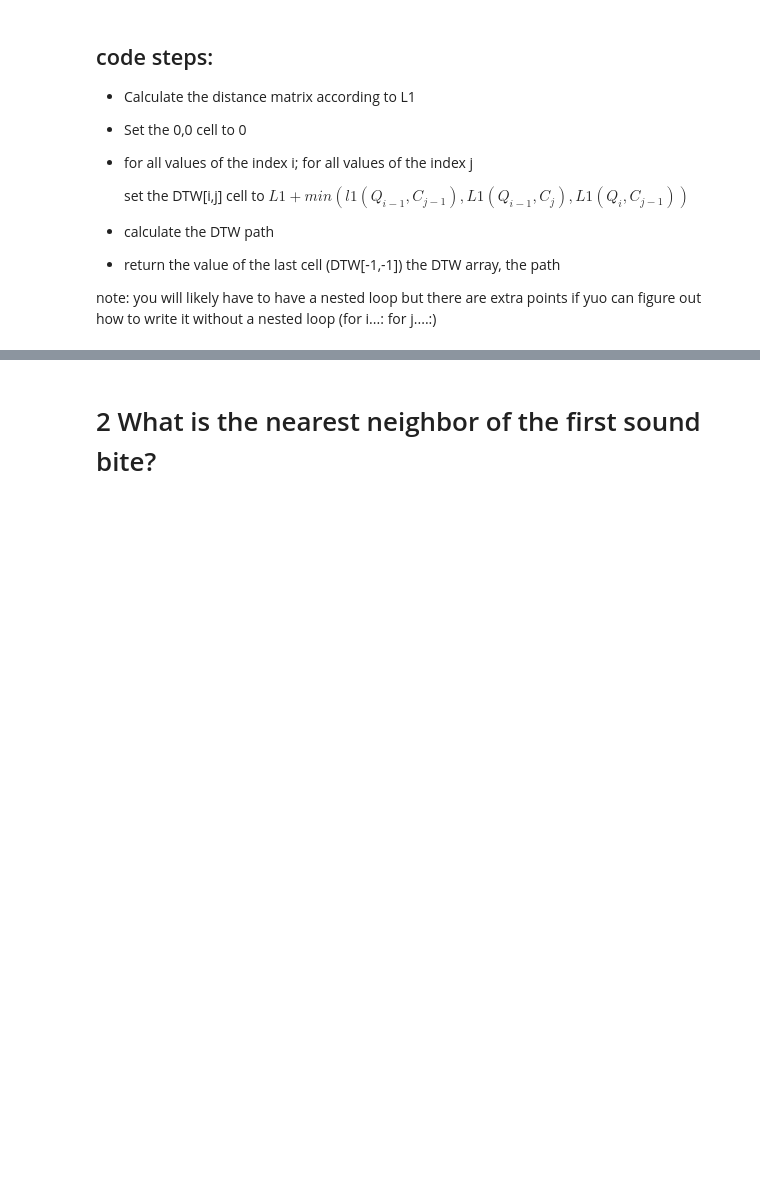
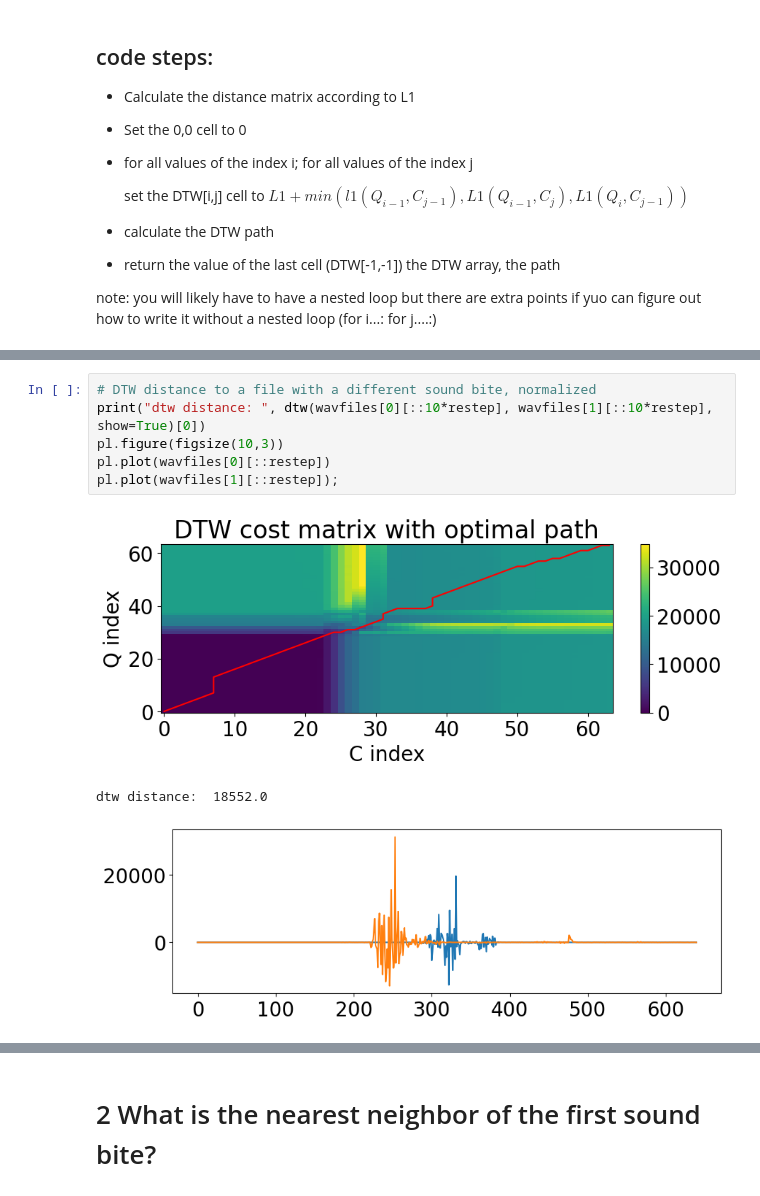
Before and after one commit to arn97/MLTSA25_ARoy, a Jupyter notebook: MLTSA_ARoy/HW6_ARoy.ipynb, the cells around one changed output, grey strips where cells are left out. Saved outputs shown, nothing was run; the diff lists cells and outputs as text; blank space fills up the shorter version.

```diff
--- a/MLTSA_ARoy/HW6_ARoy.ipynb
+++ b/MLTSA_ARoy/HW6_ARoy.ipynb
@@ -461,3 +552,13 @@ pl.plot(wavfiles[1][::restep]);
+# %%
+# DTW distance to a file with a different sound bite, normalized
+print("dtw distance: ", dtw(wavfiles[0][::10*restep], wavfiles[1][::10*restep], show=True)[0])
+pl.figure(figsize(10,3))
+pl.plot(wavfiles[0][::restep])
+pl.plot(wavfiles[1][::restep]);
+# %% [output]
+[figure, added]
+dtw distance:  18552.0
+[figure, added]
 # %%
 # DTW distance to a file with a different sound bite
 print("dtw distance: ", dtw(X[0][::restep], X[24][::restep], show=True)[0])
```
Also changed, not shown: parts of 30 cells of this notebook.
